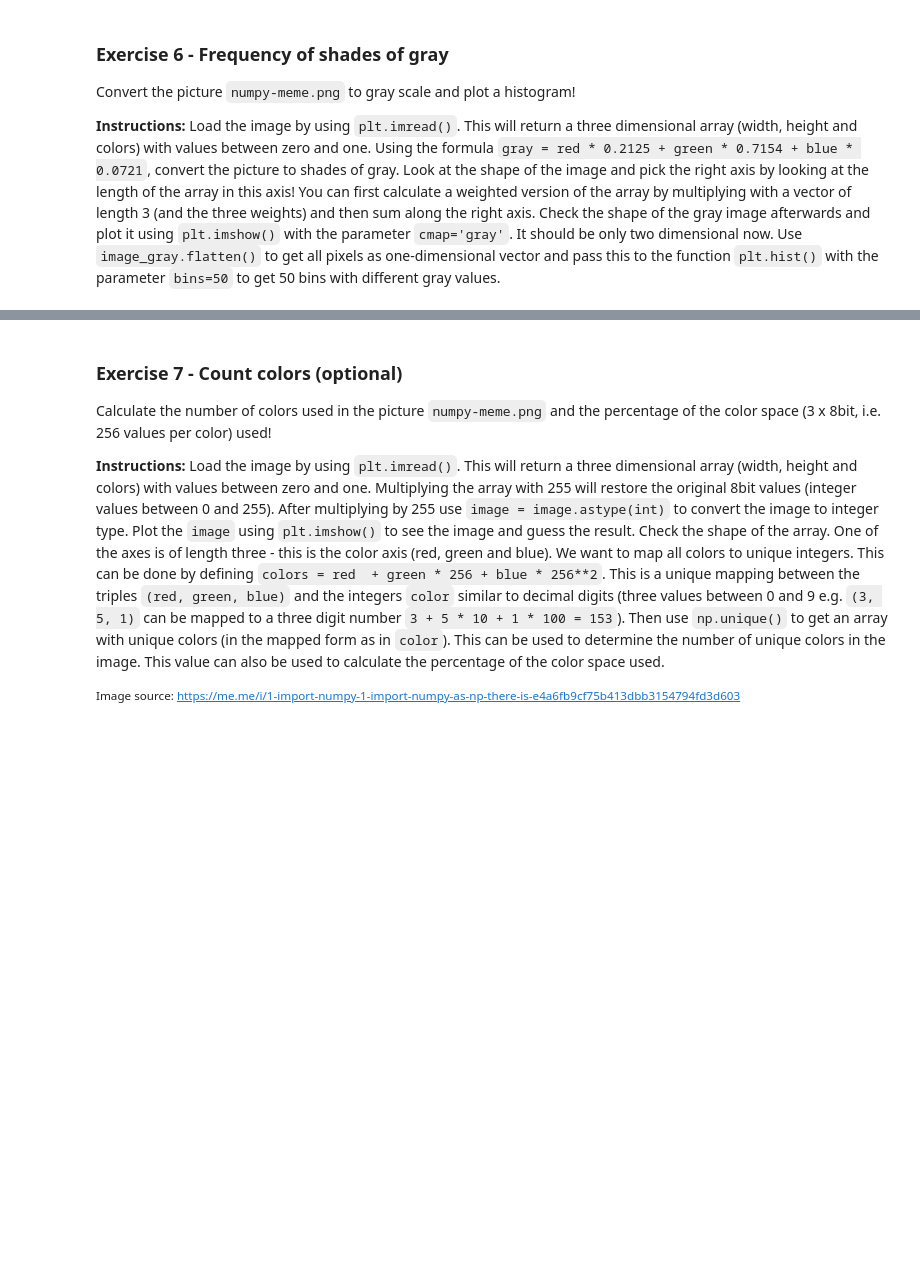
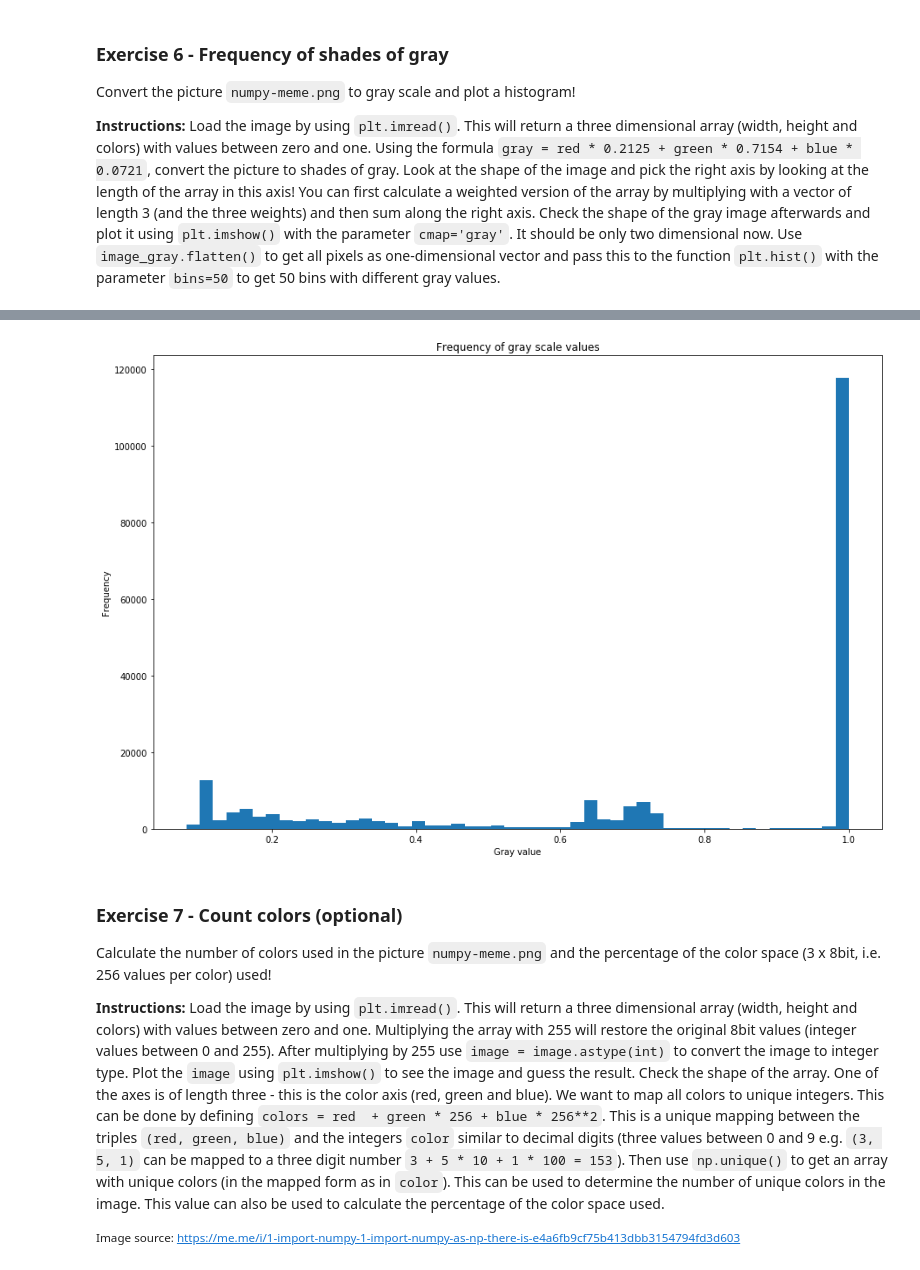
Before and after one commit to barbarakalous/homework-scientific-computing, a Jupyter notebook: homework05-numpy-scipy/homework05-k1025610.ipynb, the cells around one changed output, grey strips where cells are left out. Drawn from its saved outputs; the diff is of its cells as text; code cells hidden in the pictures; blank space fills up the shorter version.

Commit message:
Add histogram to Exercise06

```diff
--- a/homework05-numpy-scipy/homework05-k1025610.ipynb
+++ b/homework05-numpy-scipy/homework05-k1025610.ipynb
@@ -310,3 +310,14 @@ plt.show()
+# %%
+## Plot histogram
+image_gray_1d = image_gray_v2.flatten()
+
+plt.hist(image_gray_1d, bins = 50)
+plt.xlabel("Gray value")
+plt.ylabel("Frequency")
+plt.title("Frequency of gray scale values")
+plt.show()
+# %% [output]
+[figure, added]
 # %% [markdown]
 ### Exercise 7 - Count colors  (optional)
 
```
Also changed, not shown: parts of 3 cells of this notebook.
